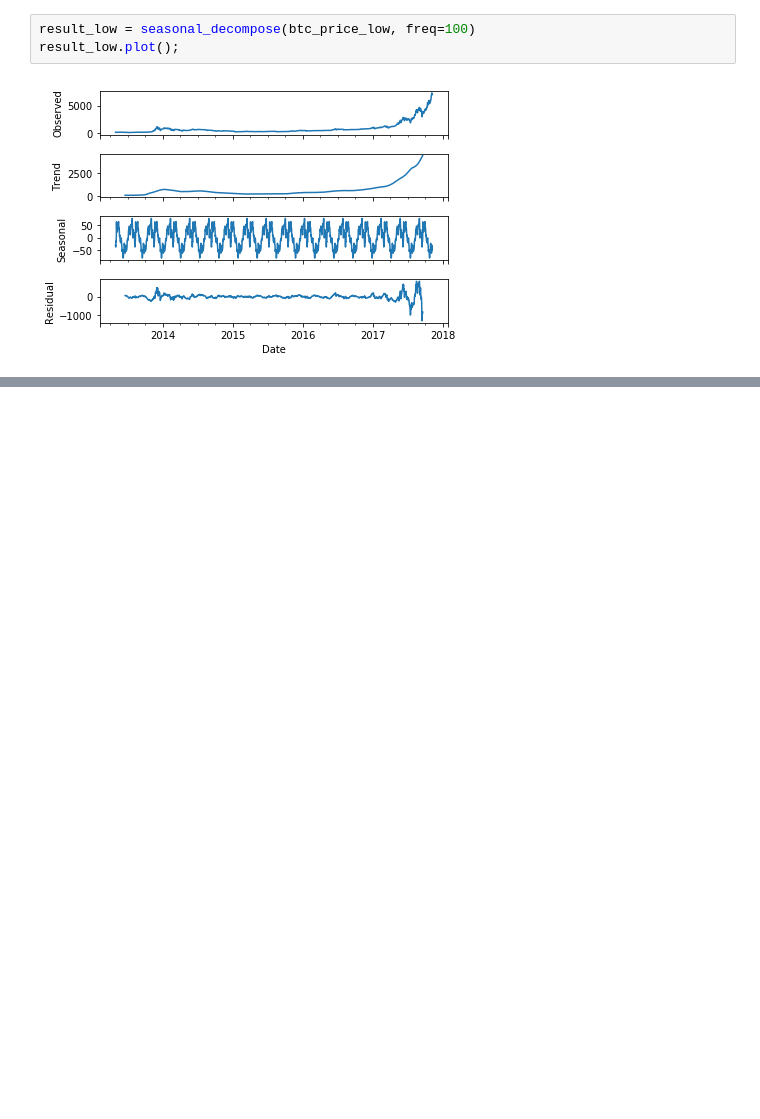
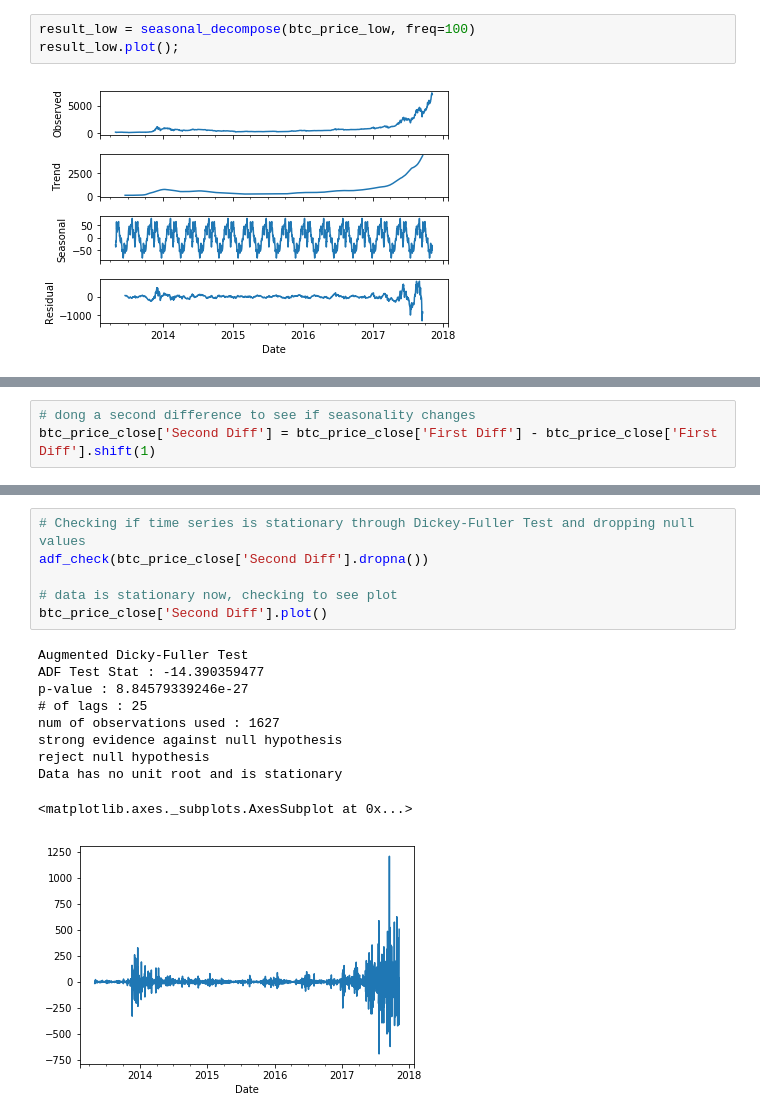
Before and after one commit to mparayil/Forecasting-Cryptocurrency-Prices, a Jupyter notebook: Capstone - Part 2.ipynb, the cells around one changed output, grey strips where cells are left out. Cells and saved outputs as stored; diff of their text form; blank space fills up the shorter version.

```diff
--- a/Capstone - Part 2.ipynb
+++ b/Capstone - Part 2.ipynb
@@ -376,0 +449,3 @@ result_low.plot();
+# %%
+# dong a second difference to see if seasonality changes
+btc_price_close['Second Diff'] = btc_price_close['First Diff'] - btc_price_close['First Diff'].shift(1)
@@ -376,0 +467,17 @@ result_low.plot();
+# %%
+# Checking if time series is stationary through Dickey-Fuller Test and dropping null values
+adf_check(btc_price_close['Second Diff'].dropna())
+
+# data is stationary now, checking to see plot
+btc_price_close['Second Diff'].plot()
+# %% [output]
+Augmented Dicky-Fuller Test
+ADF Test Stat : -14.390359477
+p-value : 8.84579339246e-27
+# of lags : 25
+num of observations used : 1627
+strong evidence against null hypothesis
+reject null hypothesis
+Data has no unit root and is stationary
+<matplotlib.axes._subplots.AxesSubplot at 0x...>
+[figure, added]
```
Also changed, not shown: parts of 13 cells of this notebook.
